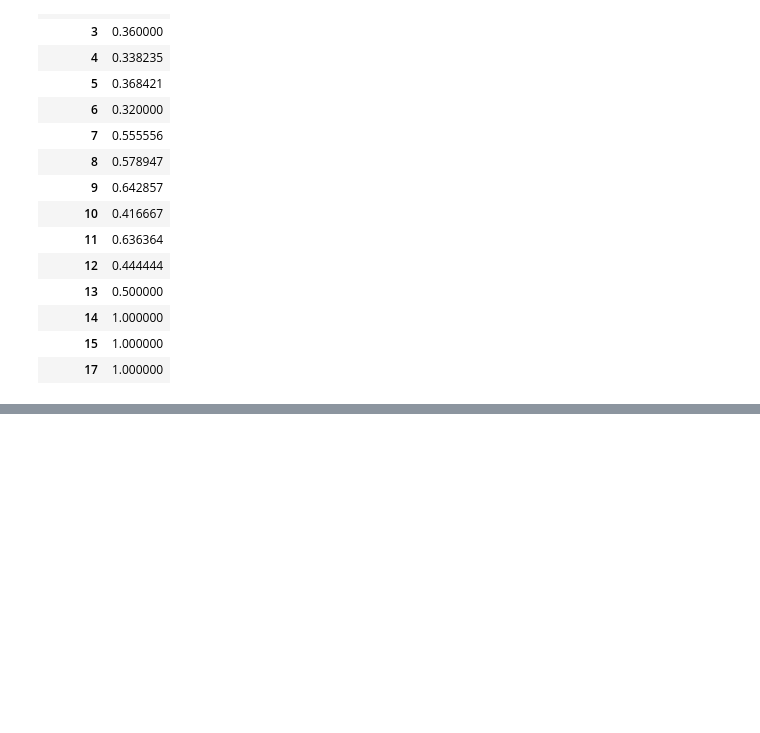
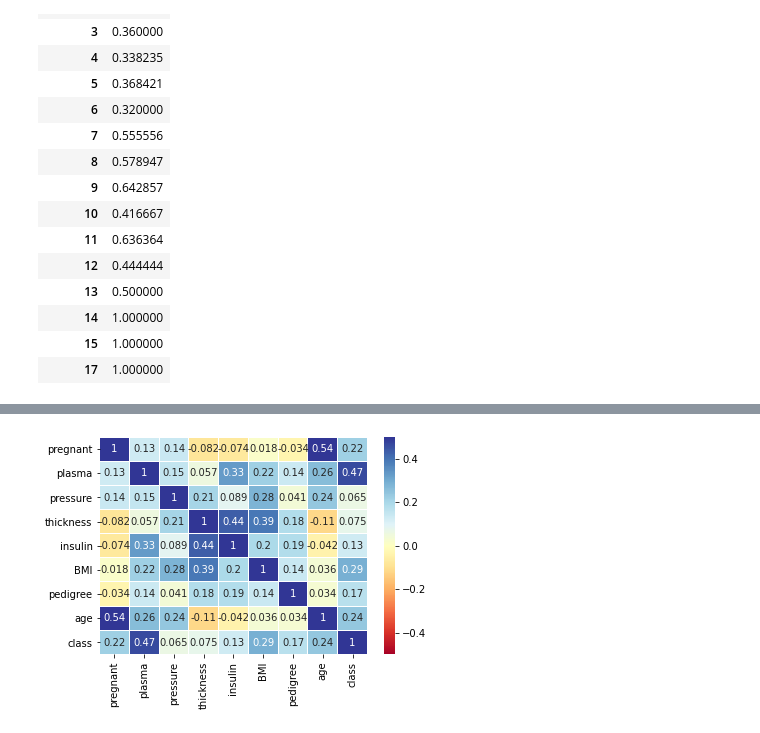
Before and after one commit to fasthill/AI_advaned_ksa, a Jupyter notebook: deeplearning/notebooks/chap 11. 데이터 다루기.ipynb, the cells around one changed output, grey strips where cells are left out. Drawn from its saved outputs; the diff is of its cells as text; code cells hidden in the pictures; blank space fills up the shorter version.

```diff
--- a/deeplearning/notebooks/chap 11. 데이터 다루기.ipynb
+++ b/deeplearning/notebooks/chap 11. 데이터 다루기.ipynb
@@ -110,0 +271,4 @@ df1
+# %%
+column = ['pregnant', 'plasma', 'pressure','thickness', 'insulin','BMI', 'pedigree', 'age', 'class']
+df = pd.read_csv('../data/pima-indians-diabetes.csv', names = column ) # header = None
+df
@@ -110,0 +302,6 @@ df1
+# %%
+sns.heatmap(df.corr(), linewidths=0.1, linecolor='white', vmax=0.5, vmin=-0.5,
+            cmap=plt.cm.RdYlBu, annot=True) # cmap은 matplotlib에서 이미 정해져 있음. annot는 숫자를 보여줌
+plt.show()
+# %% [output]
+[figure, added]
```
Also changed, not shown: parts of 29 cells of this notebook, 1 other file.
